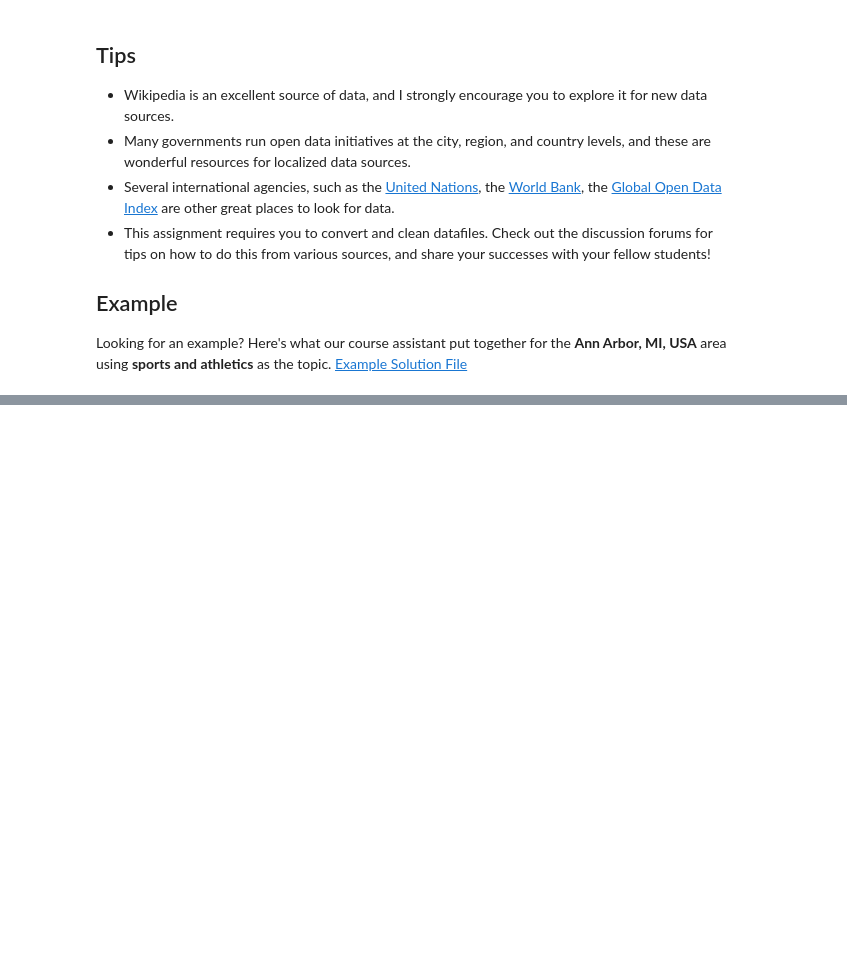
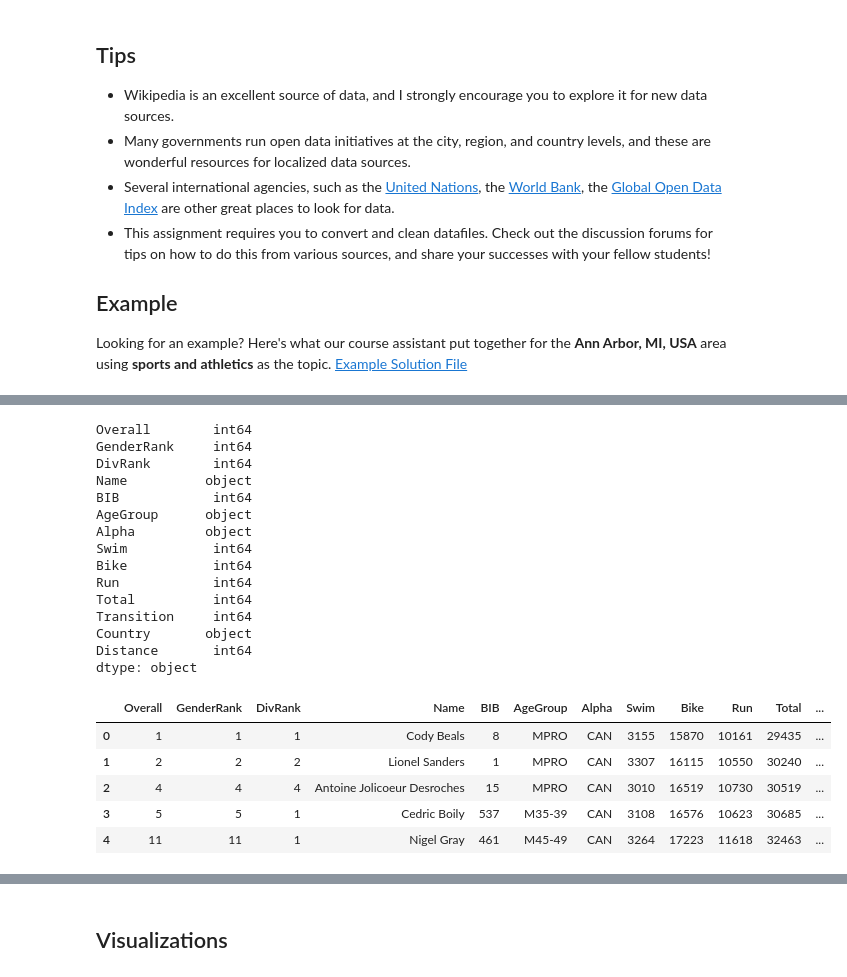
Before and after one commit to sugarraysam/coursera-applied-data-science, a Jupyter notebook: applied-plotting-charting/assignment4.ipynb, the cells around one changed output, grey strips where cells are left out. Drawn from its saved outputs; the diff is of its cells as text; code cells hidden in the pictures; blank space fills up the shorter version.

```diff
--- a/applied-plotting-charting/assignment4.ipynb
+++ b/applied-plotting-charting/assignment4.ipynb
@@ -145,0 +82,28 @@ TypeError: __call__() takes from 1 to 2 positional arguments but 3 were given
+# %%
+from src.dataloader import Dataloader
+
+df = Dataloader().ironman
+print(df.dtypes)
+df.head()
+# %% [output]
+Overall        int64
+GenderRank     int64
+DivRank        int64
+Name          object
+BIB            int64
+AgeGroup      object
+Alpha         object
+Swim           int64
+Bike           int64
+Run            int64
+Total          int64
+Transition     int64
+Country       object
+Distance       int64
+dtype: object
+|  | Overall | GenderRank | DivRank | Name | BIB | AgeGroup | Alpha | Swim | Bike | Run | Total | ... |
+| 0 | 1 | 1 | 1 | Cody Beals | 8 | MPRO | CAN | 3155 | 15870 | 10161 | 29435 | ... |
+| 1 | 2 | 2 | 2 | Lionel Sanders | 1 | MPRO | CAN | 3307 | 16115 | 10550 | 30240 | ... |
+| 2 | 4 | 4 | 4 | Antoine Jolicoeur Desroches | 15 | MPRO | CAN | 3010 | 16519 | 10730 | 30519 | ... |
+| 3 | 5 | 5 | 1 | Cedric Boily | 537 | M35-39 | CAN | 3108 | 16576 | 10623 | 30685 | ... |
+| 4 | 11 | 11 | 1 | Nigel Gray | 461 | M45-49 | CAN | 3264 | 17223 | 11618 | 32463 | ... |
@@ -145,0 +111,2 @@ TypeError: __call__() takes from 1 to 2 positional arguments but 3 were given
+# %% [markdown]
+## Visualizations
```
Also changed, not shown: parts of 12 cells of this notebook, 2 other files.
